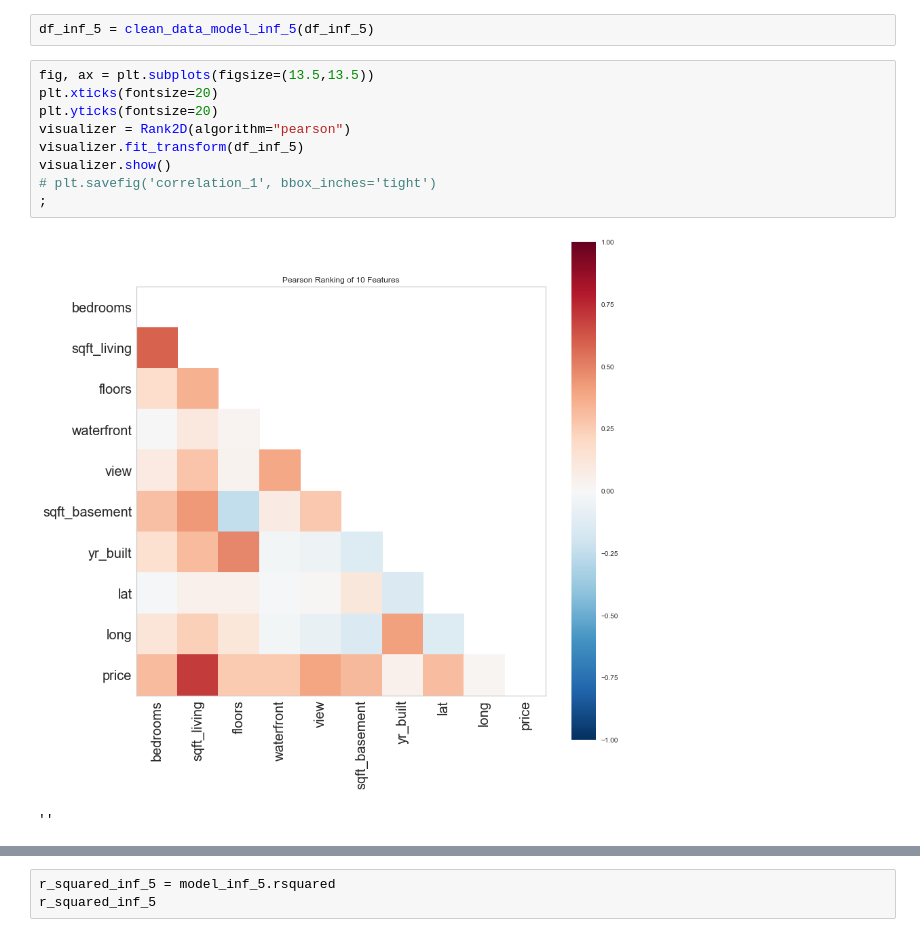
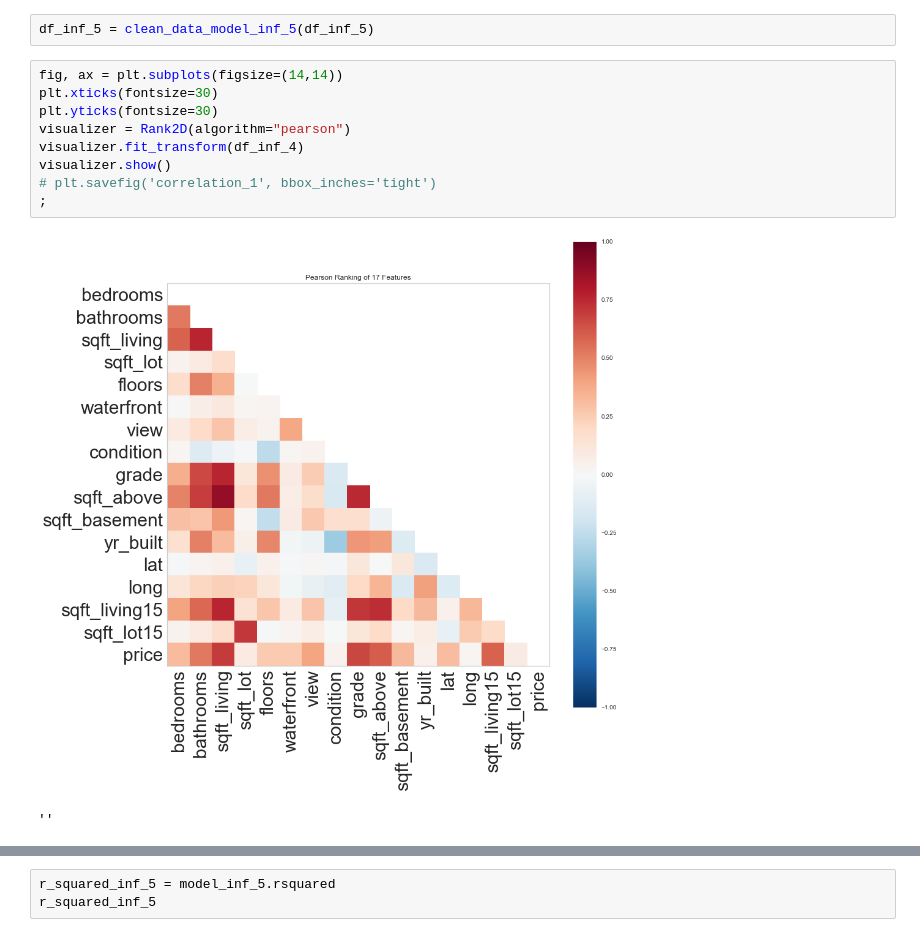
Before and after one commit to DataDoggo215/dsc-phase2-project, a Jupyter notebook: Master.ipynb, the cells around one changed output, grey strips where cells are left out. Saved outputs shown, nothing was run; the diff lists cells and outputs as text.

```diff
--- a/Master.ipynb
+++ b/Master.ipynb
@@ -470,16 +485,16 @@ def clean_data_model_inf_5(df):
 # %%
 df_inf_5 = clean_data_model_inf_5(df_inf_5)
 # %%
-fig, ax = plt.subplots(figsize=(13.5,13.5))
-plt.xticks(fontsize=20)
-plt.yticks(fontsize=20)
+fig, ax = plt.subplots(figsize=(14,14))
+plt.xticks(fontsize=30)
+plt.yticks(fontsize=30)
 visualizer = Rank2D(algorithm="pearson")
-visualizer.fit_transform(df_inf_5)
+visualizer.fit_transform(df_inf_4)
 visualizer.show()
 # plt.savefig('correlation_1', bbox_inches='tight')
 ;
 # %% [output]
-[figure, old version]
+[figure, new version]
 ''
 # %%
 X = df_inf_5.drop('price', axis=1)
```
Also changed, not shown: parts of 94 cells of this notebook, 8 other files.
